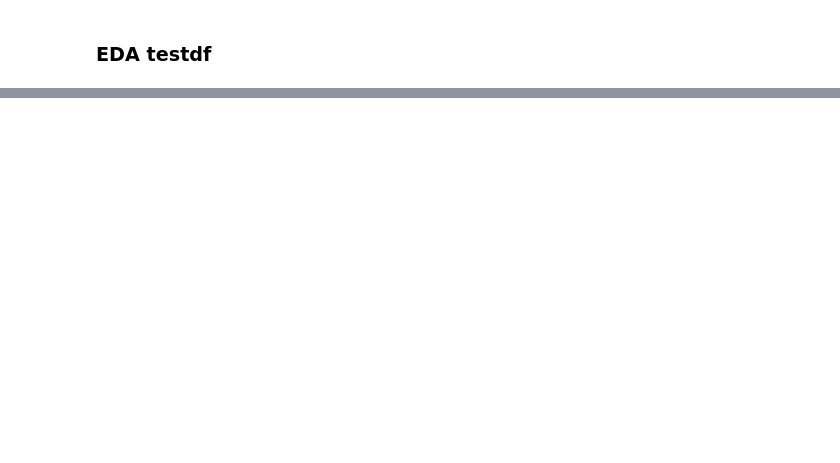
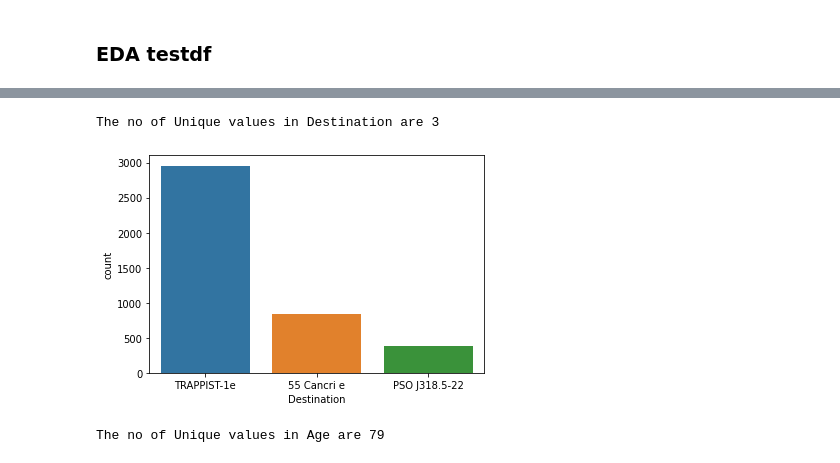
Before and after one commit to rohandawar/Titanic_Sapceship, a Jupyter notebook: titanic-spaceship-1.ipynb, the cells around one changed output, grey strips where cells are left out. Saved outputs shown, nothing was run; the diff lists cells and outputs as text; code cells hidden in the pictures; blank space fills up the shorter version.

```diff
--- a/titanic-spaceship-1.ipynb
+++ b/titanic-spaceship-1.ipynb
@@ -156,0 +184,9 @@ The no of Unique values in Transported are 2
+# %%
+Univariate(testdf,'Destination')
+# %% [output]
+The no of Unique values in Destination are 3
+[figure, added]
+# %%
+Univariate(testdf,'Age')
+# %% [output]
+The no of Unique values in Age are 79
```
Also changed, not shown: parts of 13 cells of this notebook.
